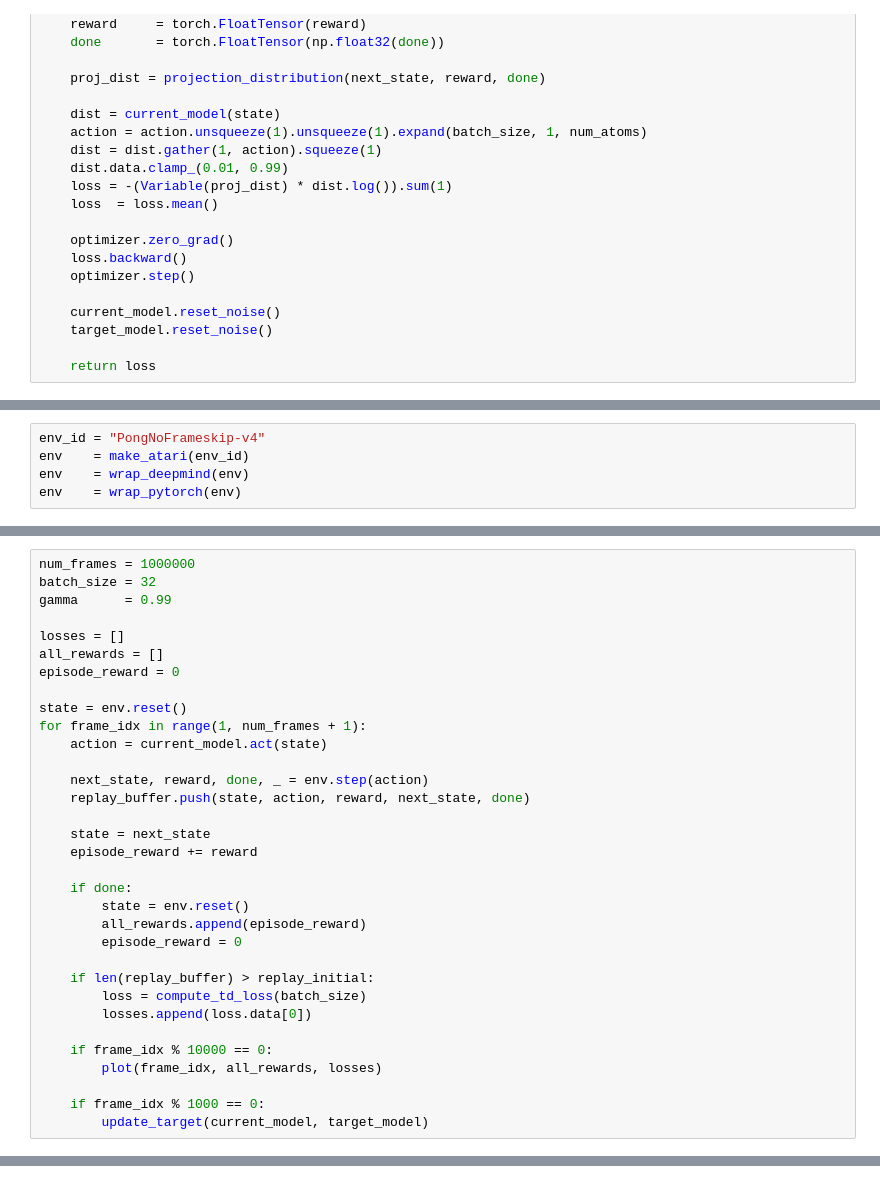
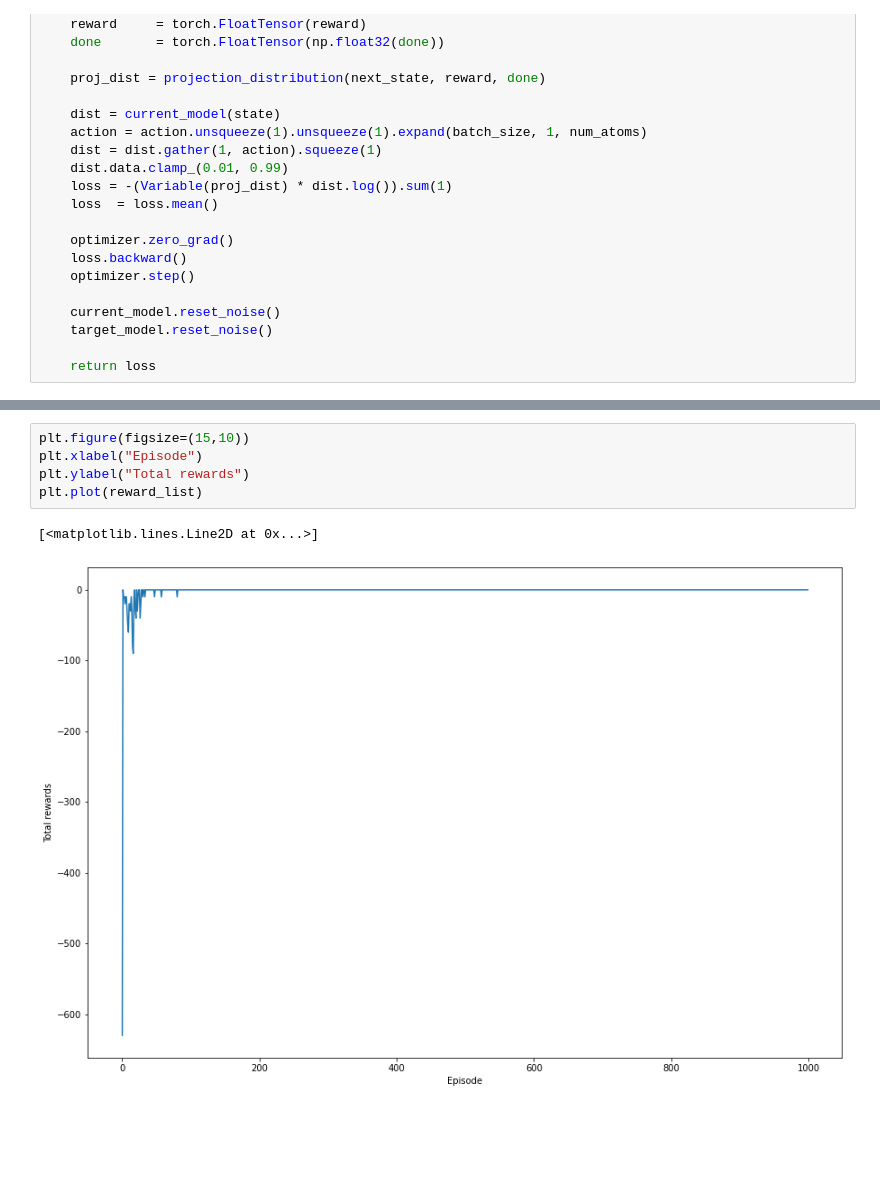
Before and after one commit to acsl-inha/collision_avoidance, a Jupyter notebook: Aircraft_avoidance_RL/6.non_cmd_rainbow/rainbow dqn.ipynb, the cells around one changed output, grey strips where cells are left out. Cells and saved outputs as stored; diff of their text form; blank space fills up the shorter version.

```diff
--- a/Aircraft_avoidance_RL/6.non_cmd_rainbow/rainbow dqn.ipynb
+++ b/Aircraft_avoidance_RL/6.non_cmd_rainbow/rainbow dqn.ipynb
@@ -213,5 +156,0 @@ from common.wrappers import make_atari, wrap_deepmind, wrap_pytorch
-# %%
-env_id = "PongNoFrameskip-v4"
-env    = make_atari(env_id)
-env    = wrap_deepmind(env)
-env    = wrap_pytorch(env)
@@ -297,33 +156,0 @@ replay_buffer  = ReplayBuffer(100000)
-# %%
-num_frames = 1000000
-batch_size = 32
-gamma      = 0.99
-
-losses = []
-all_rewards = []
-episode_reward = 0
-
-state = env.reset()
-for frame_idx in range(1, num_frames + 1):
-    action = current_model.act(state)
-
-    next_state, reward, done, _ = env.step(action)
-    replay_buffer.push(state, action, reward, next_state, done)
-
-    state = next_state
-    episode_reward += reward
-
-    if done:
-        state = env.reset()
-        all_rewards.append(episode_reward)
-        episode_reward = 0
-
-    if len(replay_buffer) > replay_initial:
-        loss = compute_td_loss(batch_size)
-        losses.append(loss.data[0])
-
-    if frame_idx % 10000 == 0:
-        plot(frame_idx, all_rewards, losses)
-
-    if frame_idx % 1000 == 0:
-        update_target(current_model, target_model)
@@ -331,0 +246,8 @@ for frame_idx in range(1, num_frames + 1):
+# %%
+plt.figure(figsize=(15,10))
+plt.xlabel("Episode")
+plt.ylabel("Total rewards")
+plt.plot(reward_list)
+# %% [output]
+[<matplotlib.lines.Line2D at 0x...>]
+[figure, added]
```
Also changed, not shown: parts of 15 cells of this notebook, 28 other files.
